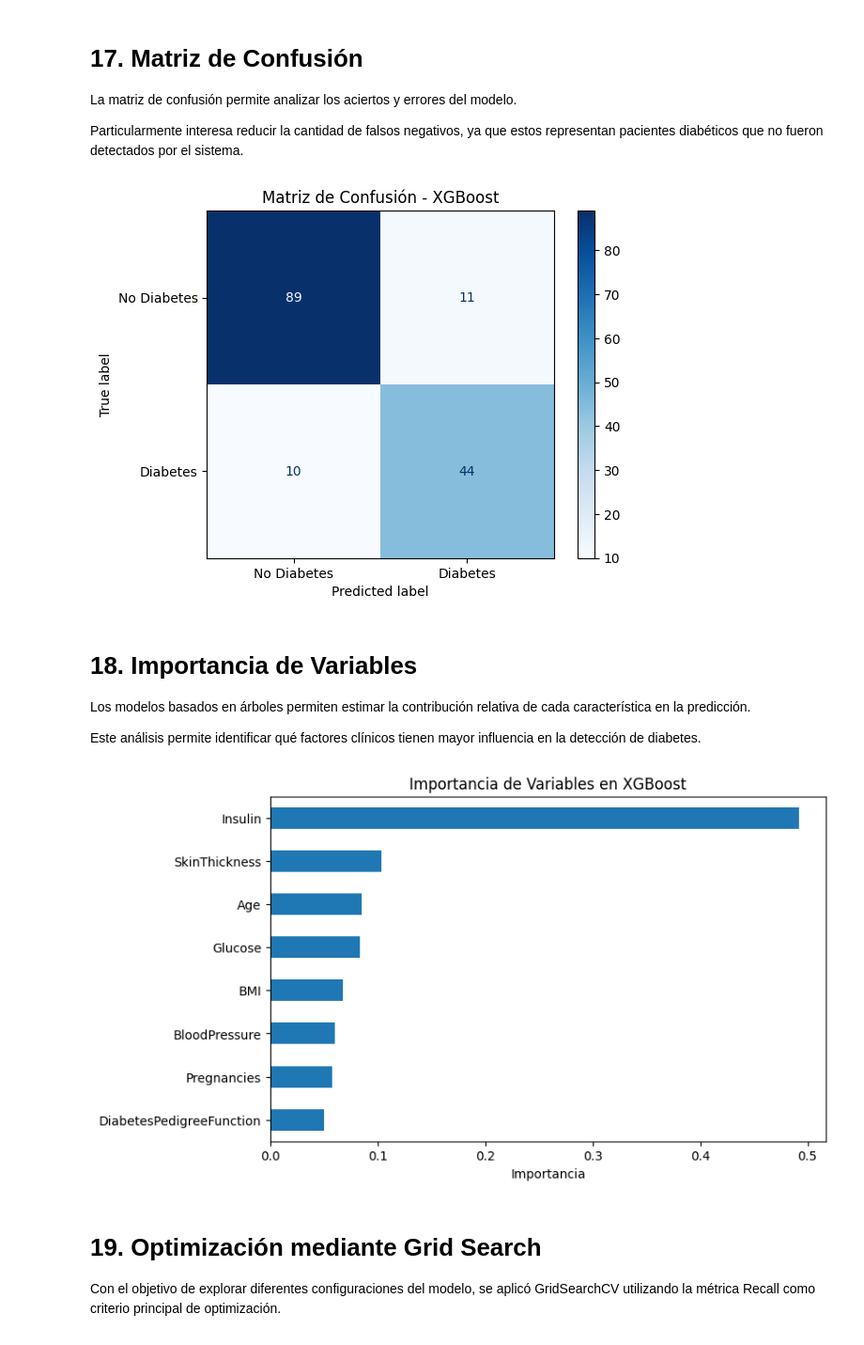
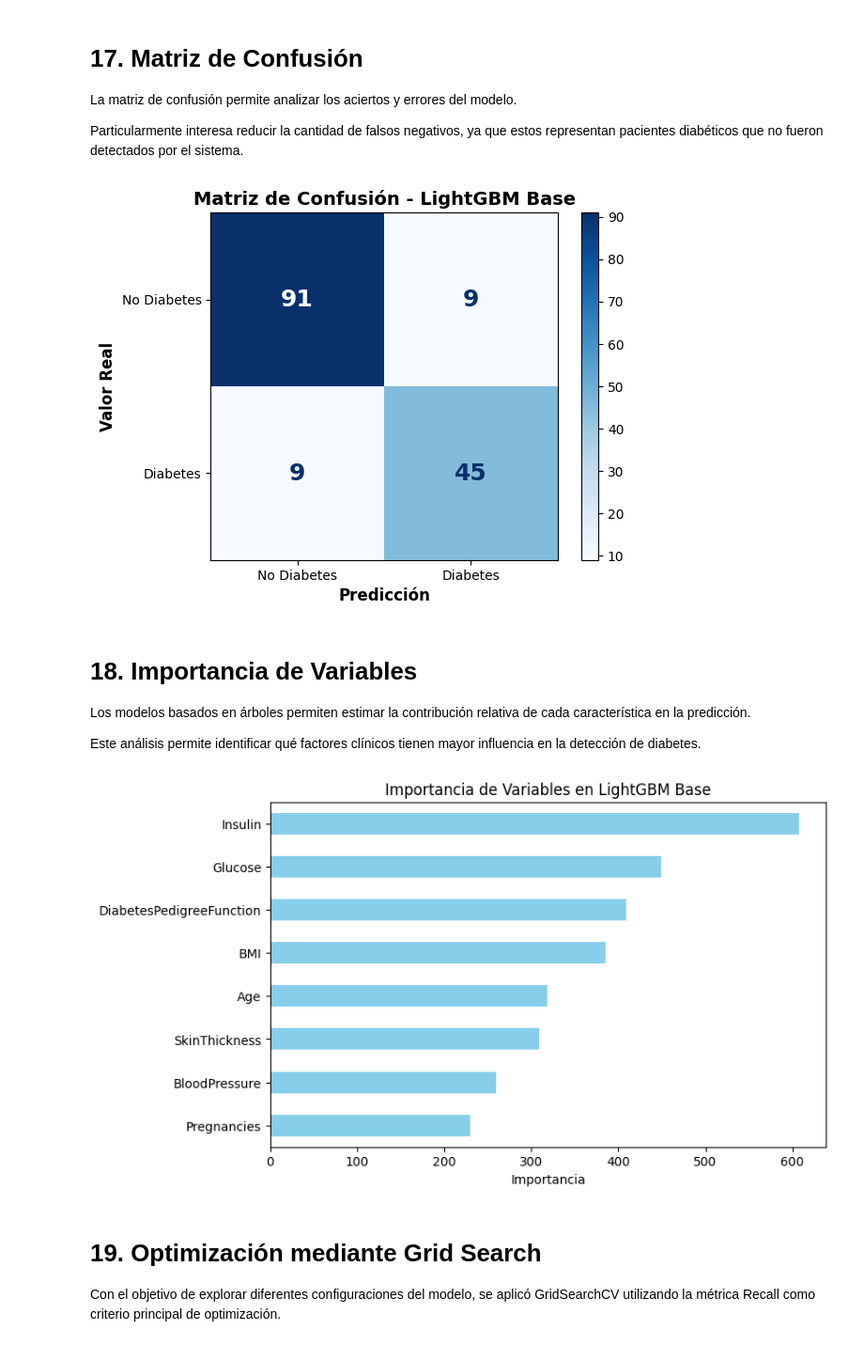
Before and after one commit to anibalgp/diabetes-prediccion, a Jupyter notebook: Grupo4_TA_Final.ipynb, the cells around one changed output. Shown at 94% size. Saved outputs shown, nothing was run; the diff lists cells and outputs as text; code cells hidden in the pictures.

```diff
--- a/Grupo4_TA_Final.ipynb
+++ b/Grupo4_TA_Final.ipynb
@@ -704,7 +731,7 @@ Particularmente interesa reducir la cantidad de falsos negativos, ya que estos r
 # %%
 cm = confusion_matrix(
     y_test,
-    y_pred_xgb
+    y_pred_lgbm
 )
 
 disp = ConfusionMatrixDisplay(
@@ -716,11 +743,17 @@ disp.plot(
     cmap="Blues"
 )
 
-plt.title("Matriz de Confusión - XGBoost")
+for text in disp.text_.ravel():
+    text.set_fontsize(18)
+    text.set_fontweight('bold')
+
+plt.xlabel("Predicción", fontsize=12, fontweight='bold')
+plt.ylabel("Valor Real", fontsize=12, fontweight='bold')
+plt.title("Matriz de Confusión - LightGBM Base", fontsize=14, fontweight='bold')
 
 plt.show()
 # %% [output]
-[figure, old version]
+[figure, new version]
 # %% [markdown]
 # 18. Importancia de Variables
 
@@ -729,25 +762,17 @@ Los modelos basados en árboles permiten estimar la contribución relativa de ca
 Este análisis permite identificar qué factores clínicos tienen mayor influencia en la detección de diabetes.
 # %%
 importance = pd.Series(
-    xgb.feature_importances_,
+    lgbm.feature_importances_,
     index=X.columns
-)
-
-importance = importance.sort_values()
+).sort_values()
 
 plt.figure(figsize=(8,5))
-
-importance.plot(
-    kind='barh'
-)
-
+importance.plot(kind='barh', color='skyblue')
 plt.xlabel("Importancia")
-
-plt.title("Importancia de Variables en XGBoost")
-
+plt.title("Importancia de Variables en LightGBM Base")
 plt.show()
 # %% [output]
-[figure, old version]
+[figure, new version]
 # %% [markdown]
 # 19. Optimización mediante Grid Search
 
```
Also changed, not shown: parts of 20 cells of this notebook.
